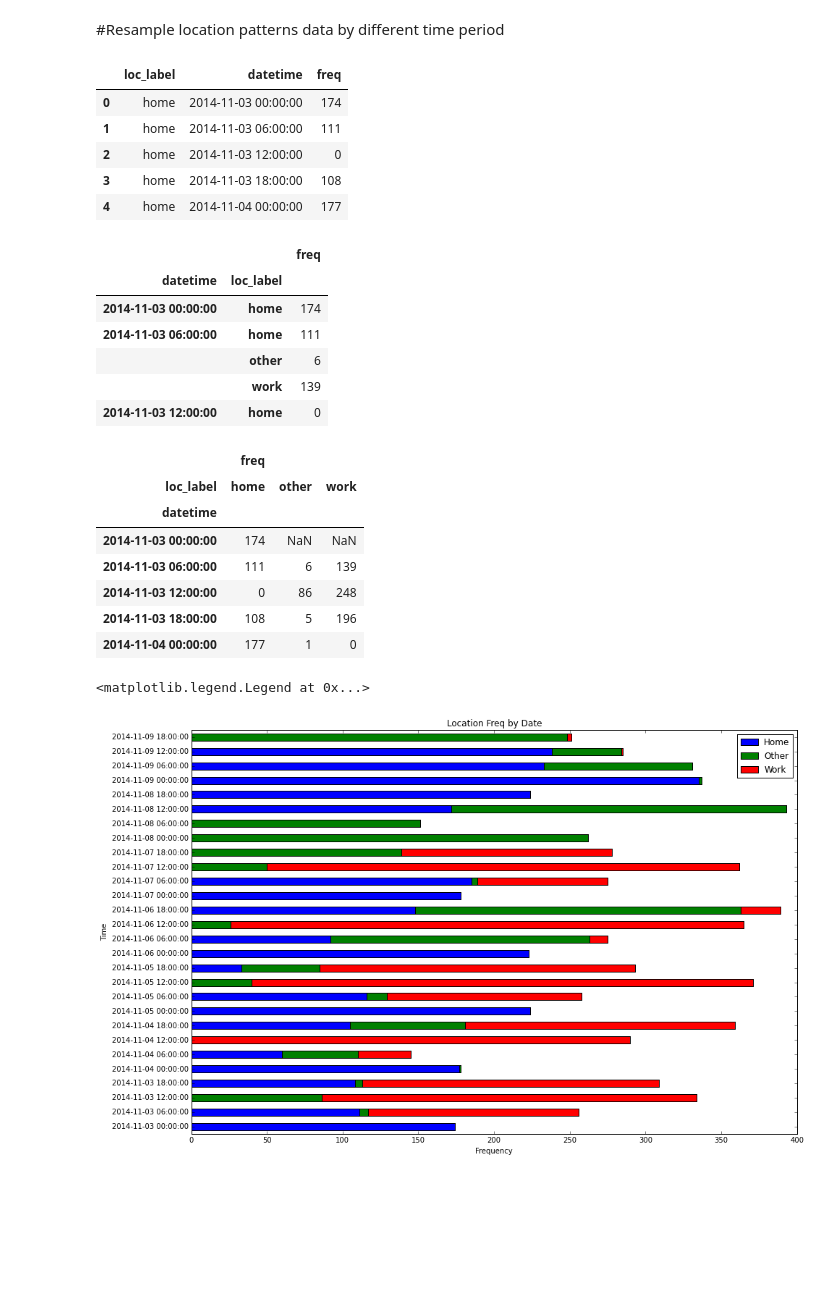
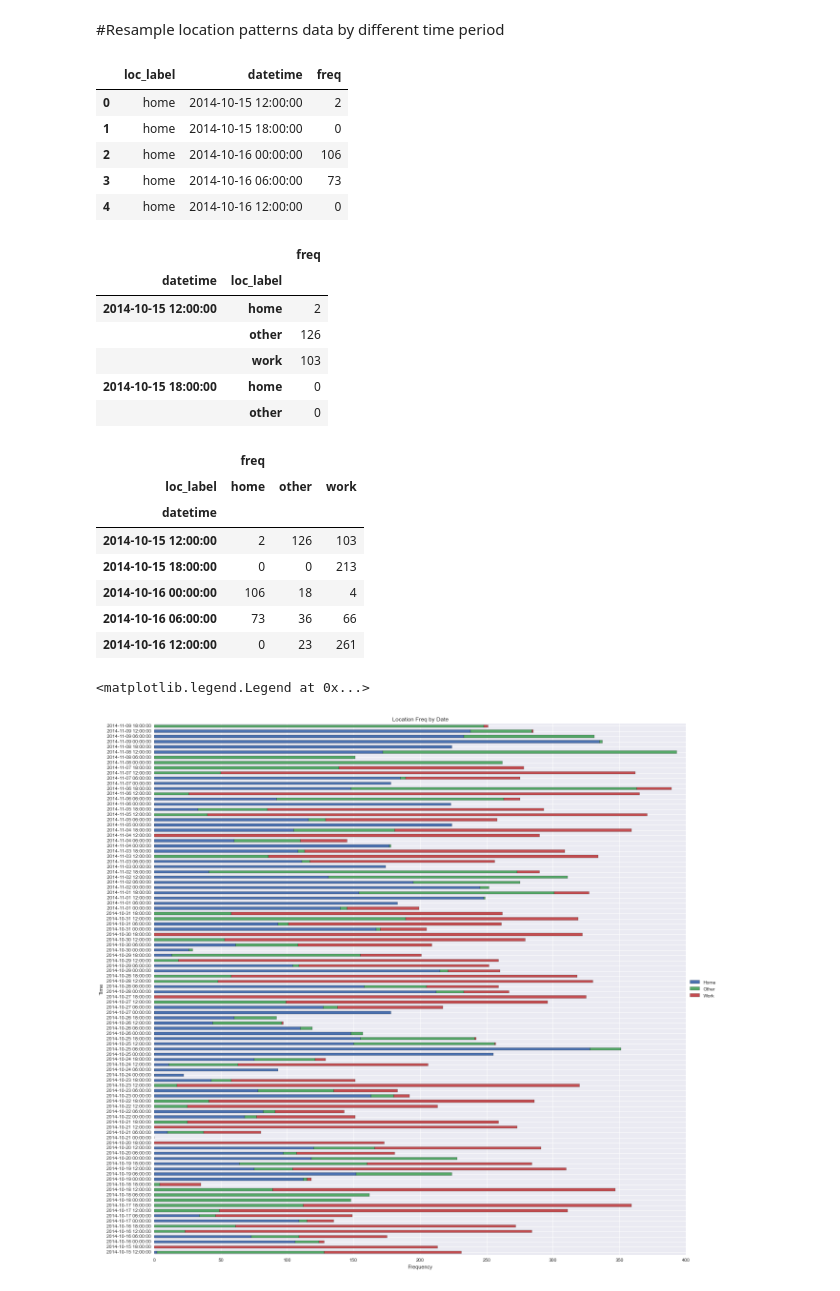
Before and after one commit to fnokeke/student-streams, a Jupyter notebook: src/location-streams.ipynb, the cells around one changed output. Saved outputs shown, nothing was run; the diff lists cells and outputs as text; code cells hidden in the pictures; blank space fills up the shorter version.

Commit message:
seaborn plot used first time; now plotting time of day vs location label

```diff
--- a/src/location-streams.ipynb
+++ b/src/location-streams.ipynb
@@ -93,7 +89,7 @@ ld.head()
 # %% [markdown]
 #Get only a specific number of weeks of data from specific start date
 # %%
-no_of_weeks = 1
+no_of_weeks = 4
 no_of_days = no_of_weeks * 7
 
 start_date = ld[ld.date=='2014-11-09'].date.head(1)
@@ -109,6 +105,6 @@ ld_wk = ld[ld.date.isin(dates)]
 print "Week length:", len(ld_wk)
 print dates[:5]
 
-#type(pd.to_datetime("2014-11-09") + datetime.timedelta(days=-2))
+# type(pd.to_datetime("2014-11-09") + datetime.timedelta(days=-2))
 # %% [output]
 <class 'pandas.core.series.Series'>
@@ -181,45 +177,45 @@ ld_wk[ld_wk['date'] == ld_wk.date[0]].iloc[rows]
 #Resample location patterns data by different time period
 # %%
 loc_patterns = ld_wk[['datetime', 'loc_label']]
-loc_patterns['freq'] = ld_wk['loc_label']
 loc_patterns = loc_patterns.set_index('datetime')
+loc_patterns['freq'] = 0
 loc_group = loc_patterns.groupby(['loc_label']).resample('6H',how=len)
 loc_group = loc_group.reset_index()
 loc_group.head()
 # %% [output]
 |  | loc_label | datetime | freq |
-| 0 | home | 2014-11-03 00:00:00 | 174 |
-| 1 | home | 2014-11-03 06:00:00 | 111 |
-| 2 | home | 2014-11-03 12:00:00 | 0 |
-| 3 | home | 2014-11-03 18:00:00 | 108 |
-| 4 | home | 2014-11-04 00:00:00 | 177 |
+| 0 | home | 2014-10-15 12:00:00 | 2 |
+| 1 | home | 2014-10-15 18:00:00 | 0 |
+| 2 | home | 2014-10-16 00:00:00 | 106 |
+| 3 | home | 2014-10-16 06:00:00 | 73 |
+| 4 | home | 2014-10-16 12:00:00 | 0 |
 # %%
 loc_group = loc_group.groupby(['datetime','loc_label']).sum()
 loc_group.head()
 # %% [output]
 |  |  | freq |
 | datetime | loc_label |  |
-| 2014-11-03 00:00:00 | home | 174 |
-| 2014-11-03 06:00:00 | home | 111 |
-|  | other | 6 |
-|  | work | 139 |
-| 2014-11-03 12:00:00 | home | 0 |
+| 2014-10-15 12:00:00 | home | 2 |
+|  | other | 126 |
+|  | work | 103 |
+| 2014-10-15 18:00:00 | home | 0 |
+|  | other | 0 |
 # %%
 loc_group.unstack().head()
 # %% [output]
 |  | freq |  |  |
 | loc_label | home | other | work |
 | datetime |  |  |  |
-| 2014-11-03 00:00:00 | 174 | NaN | NaN |
-| 2014-11-03 06:00:00 | 111 | 6 | 139 |
-| 2014-11-03 12:00:00 | 0 | 86 | 248 |
-| 2014-11-03 18:00:00 | 108 | 5 | 196 |
-| 2014-11-04 00:00:00 | 177 | 1 | 0 |
+| 2014-10-15 12:00:00 | 2 | 126 | 103 |
+| 2014-10-15 18:00:00 | 0 | 0 | 213 |
+| 2014-10-16 00:00:00 | 106 | 18 | 4 |
+| 2014-10-16 06:00:00 | 73 | 36 | 66 |
+| 2014-10-16 12:00:00 | 0 | 23 | 261 |
 # %%
-loc_plot = loc_group.unstack().plot(kind='barh', stacked=True, title="Location Freq by Date", figsize=(15, 10))
+loc_plot = loc_group.unstack().plot(kind='barh', stacked=True, title="Location Freq by Date", figsize=(20, 20))
 loc_plot.set_xlabel("Frequency")
 loc_plot.set_ylabel("Time")
-loc_plot.legend(["Home","Other","Work"], loc=1,ncol=1)
+loc_plot.legend(["Home","Other","Work"],loc='center left', bbox_to_anchor=(1, 0.5), fancybox=True, shadow=True)
 # %% [output]
 <matplotlib.legend.Legend at 0x...>
-[figure, old version]
+[figure, new version]
```
Also changed, not shown: parts of 16 cells of this notebook, 2 other files.
